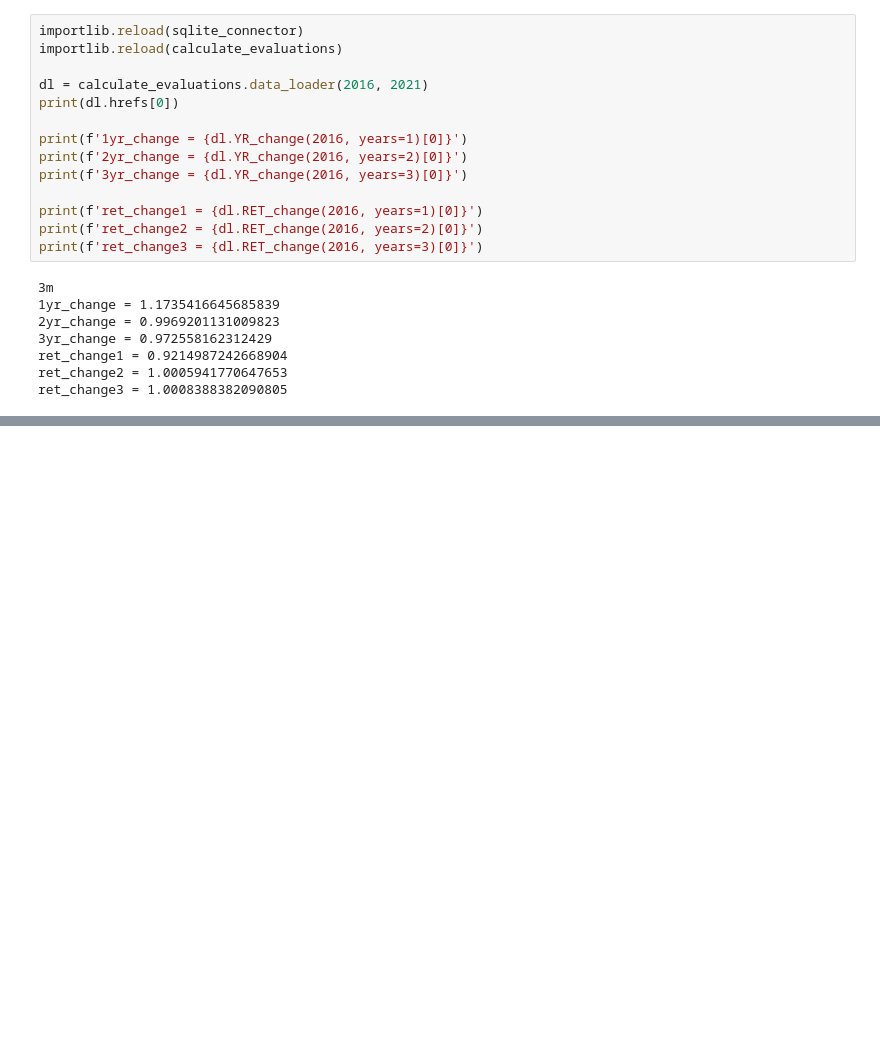
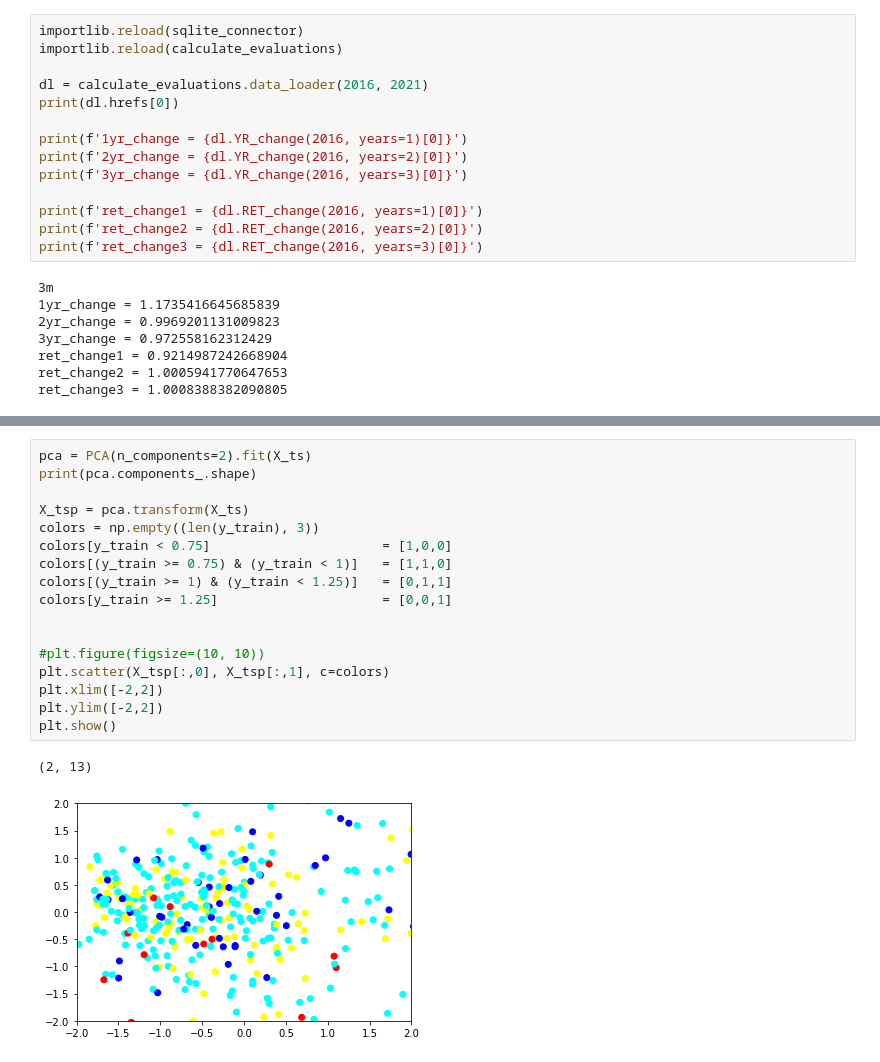
Before and after one commit to Michel150/stocks_machine_learning, a Jupyter notebook: model_creation/interactive.ipynb, the cells around one changed output, grey strips where cells are left out. Saved outputs shown, nothing was run; the diff lists cells and outputs as text; blank space fills up the shorter version.

```diff
--- a/model_creation/interactive.ipynb
+++ b/model_creation/interactive.ipynb
@@ -86,0 +153,20 @@ print(y.shape)
+# %%
+pca = PCA(n_components=2).fit(X_ts)
+print(pca.components_.shape)
+
+X_tsp = pca.transform(X_ts)
+colors = np.empty((len(y_train), 3))
+colors[y_train < 0.75]                      = [1,0,0]
+colors[(y_train >= 0.75) & (y_train < 1)]   = [1,1,0]
+colors[(y_train >= 1) & (y_train < 1.25)]   = [0,1,1]
+colors[y_train >= 1.25]                     = [0,0,1]
+
+
+#plt.figure(figsize=(10, 10))
+plt.scatter(X_tsp[:,0], X_tsp[:,1], c=colors)
+plt.xlim([-2,2])
+plt.ylim([-2,2])
+plt.show()
+# %% [output]
+(2, 13)
+[figure, added]
```
Also changed, not shown: parts of 28 cells of this notebook, 2 other files.
